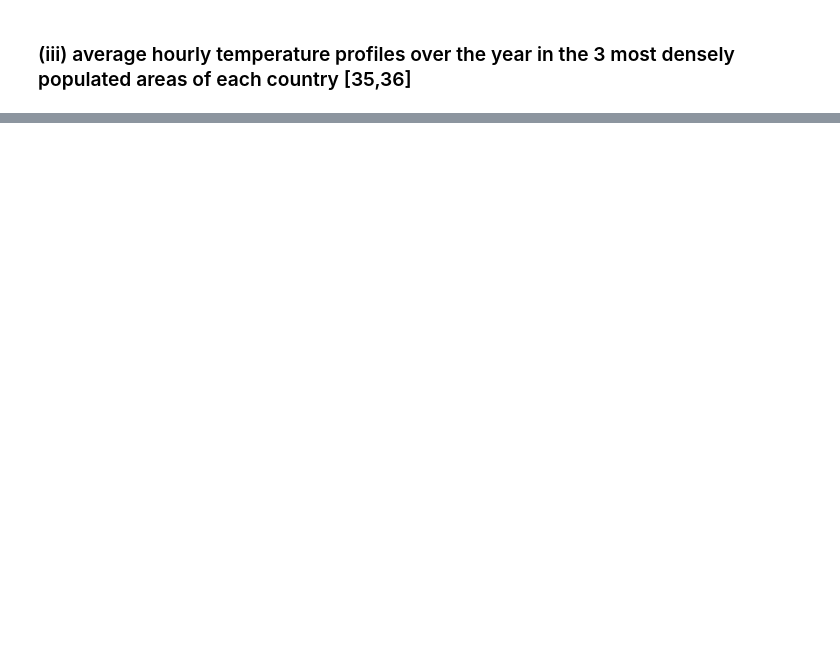
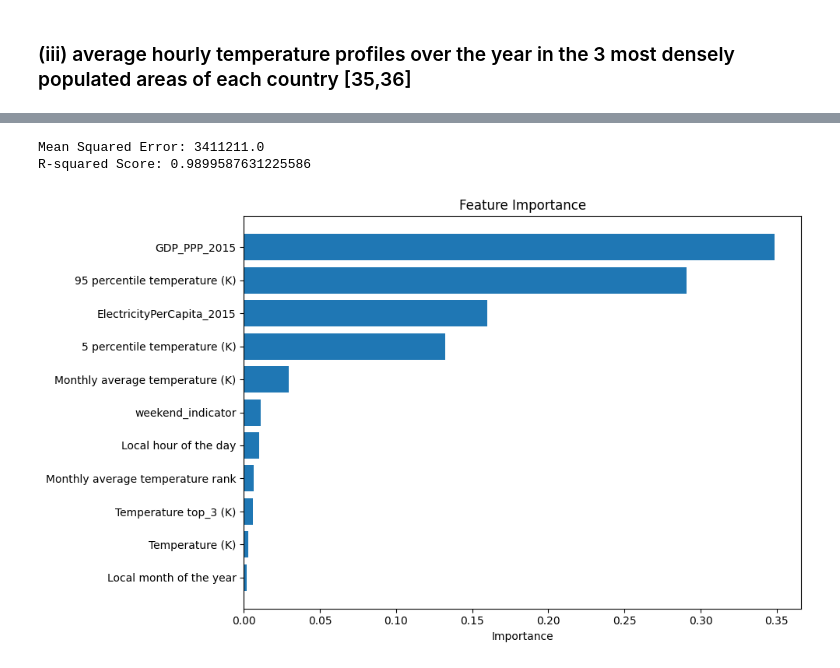
Before and after one commit to open-energy-transition/electric-demand-data, a Jupyter notebook: models/xgboost/XGBoost.ipynb, the cells around one changed output, grey strips where cells are left out. Cells and saved outputs as stored; diff of their text form; code cells hidden in the pictures; blank space fills up the shorter version.

Commit message:
XGBoost operational

```diff
--- a/models/xgboost/XGBoost.ipynb
+++ b/models/xgboost/XGBoost.ipynb
@@ -324,0 +466,3 @@ Hourly_demand
+# %%
+# Features
+features = combined_dataset.drop(columns=["hourly_demand"])
@@ -324,0 +478,3 @@ Hourly_demand
+# %%
+target = combined_dataset["hourly_demand"]
+target.head()
@@ -324,0 +488,13 @@ Hourly_demand
+# %%
+X_train, X_test, y_train, y_test = train_test_split(features, target, test_size=0.2, random_state=42)
+# %%
+# Initialize the XGBoost regressor
+xgb_model = XGBRegressor(
+    n_estimators=100,
+    learning_rate=0.1,
+    max_depth=5,
+    random_state=42
+)
+
+# Train the model
+xgb_model.fit(X_train, y_train)
@@ -324,0 +513,33 @@ Hourly_demand
+# %%
+# Make predictions
+y_pred = xgb_model.predict(X_test)
+
+# Calculate MSE and R-squared
+mse = mean_squared_error(y_test, y_pred)
+r2 = r2_score(y_test, y_pred)
+
+print(f"Mean Squared Error: {mse}")
+print(f"R-squared Score: {r2}")
+# %% [output]
+Mean Squared Error: 3411211.0
+R-squared Score: 0.9899587631225586
+# %%
+import matplotlib.pyplot as plt
+
+# Get feature importance
+importance = xgb_model.feature_importances_
+feature_names = features.columns
+
+# Sort features by importance
+indices = np.argsort(importance)
+
+# Plot feature importance
+plt.figure(figsize=(10, 6))
+plt.title("Feature Importance")
+plt.barh(range(len(importance)), importance[indices])
+plt.yticks(range(len(importance)), [feature_names[i] for i in indices])
+plt.xlabel("Importance")
+plt.tight_layout()
+plt.show()
+# %% [output]
+[figure, added]
```
Also changed, not shown: parts of 56 cells of this notebook.
